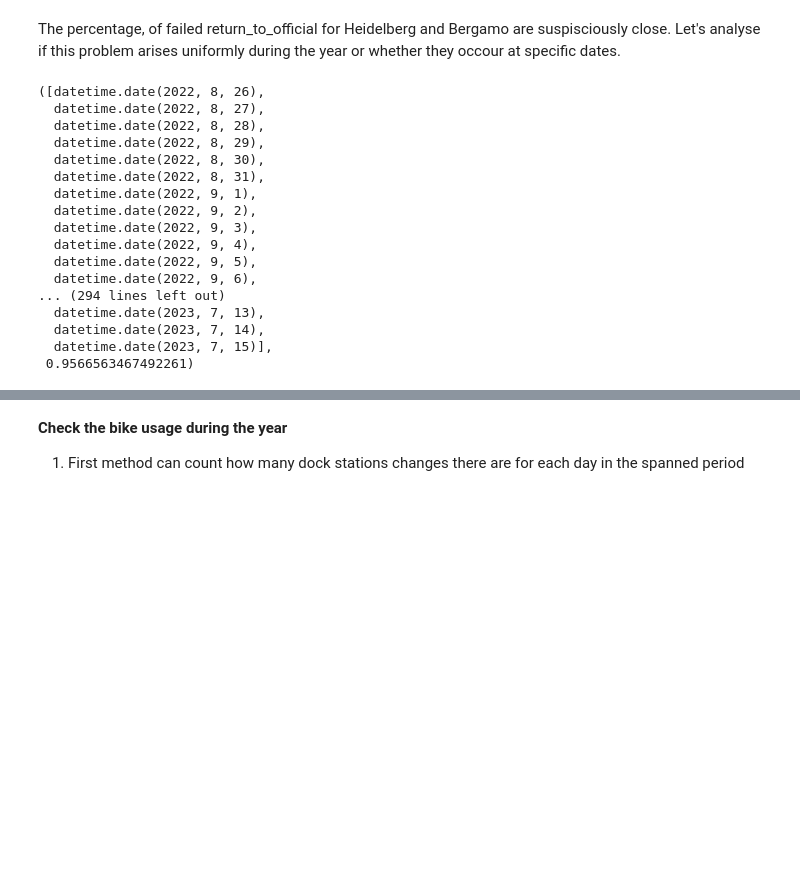
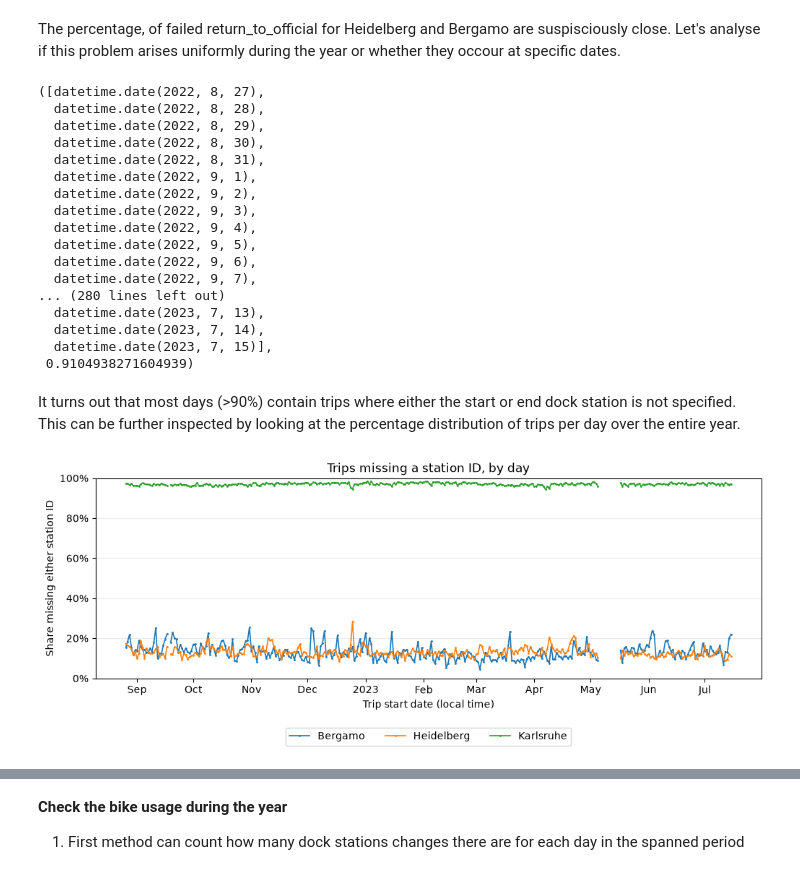
Before and after one commit to foretell-labs/CityFlow, a Jupyter notebook: notebooks/01_data_exploration.ipynb, the cells around one changed output, grey strips where cells are left out. Cells and saved outputs as stored; diff of their text form; code cells hidden in the pictures; blank space fills up the shorter version.

```diff
--- a/notebooks/01_data_exploration.ipynb
+++ b/notebooks/01_data_exploration.ipynb
@@ -63,13 +63,12 @@ The percentage, of failed return_to_official for Heidelberg and Bergamo are susp
 # %%
 from src.inspection.trips import days_with_missing_station_ids
 
-city_dir = PROJECT_ROOT / "data" / "karlsruhe"
+city_dir = PROJECT_ROOT / "data" / "heidelberg"
 trips_path = city_dir / "trips.parquet"
 
-days_with_missing_station_ids(city_dir, n=500)
+days_with_missing_station_ids(city_dir, n=50)
 # %% [output]
-([datetime.date(2022, 8, 26),
-  datetime.date(2022, 8, 27),
+([datetime.date(2022, 8, 27),
   datetime.date(2022, 8, 28),
   datetime.date(2022, 8, 29),
   datetime.date(2022, 8, 30),
@@ -80,8 +79,17 @@ days_with_missing_station_ids(city_dir, n=500)
   datetime.date(2022, 9, 4),
   datetime.date(2022, 9, 5),
   datetime.date(2022, 9, 6),
-... (294 lines left out)
+  datetime.date(2022, 9, 7),
+... (280 lines left out)
   datetime.date(2023, 7, 13),
   datetime.date(2023, 7, 14),
   datetime.date(2023, 7, 15)],
- 0.9566563467492261)
+ 0.9104938271604939)
+# %% [markdown]
+It turns out that most days (>90%) contain trips where either the start or end dock station is not specified. This can be further inspected by looking at the percentage distribution of trips per day over the entire year.
+# %%
+from src.inspection.trips import plot_daily_missing_station_id_share
+
+ax = plot_daily_missing_station_id_share(PROJECT_ROOT / "data")
+# %% [output]
+[figure, added]
```
Also changed, not shown: parts of 4 cells of this notebook, 2 other files.
